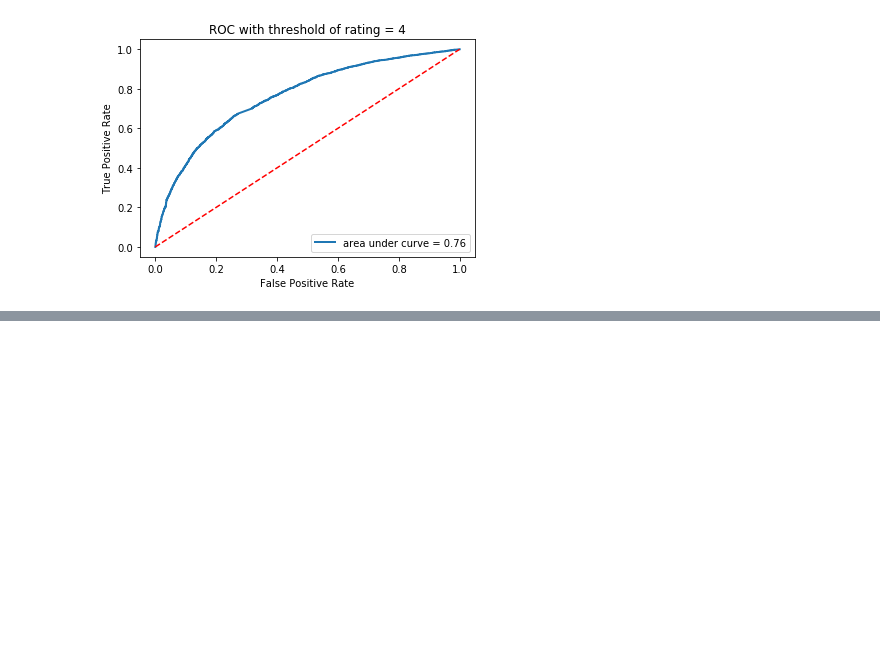
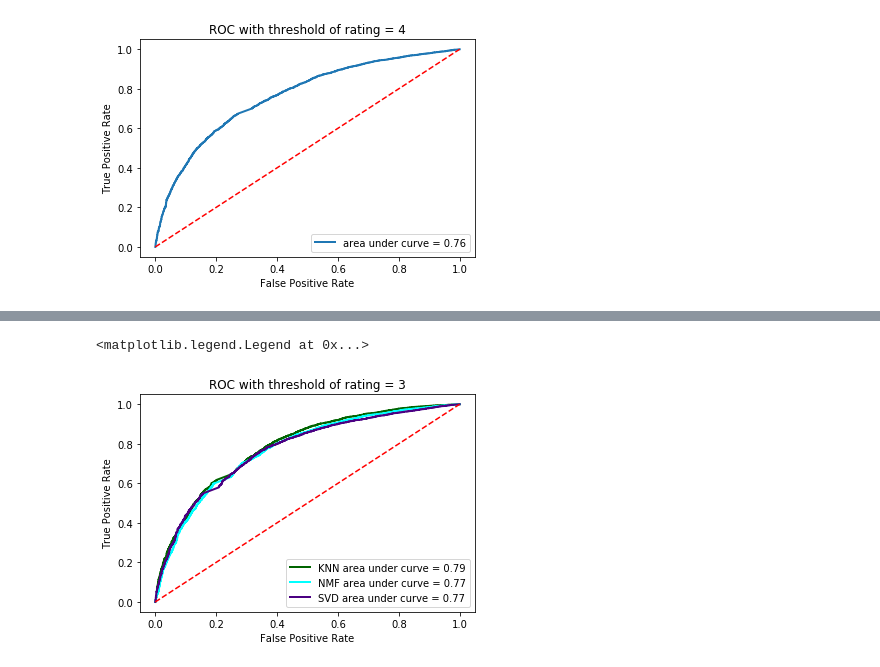
Before and after one commit to zxxia/ECE219-Large-Scale-Data-Mining, a Jupyter notebook: Project3/Project3_zhutairan.ipynb, the cells around one changed output, grey strips where cells are left out. Cells and saved outputs as stored; diff of their text form; code cells hidden in the pictures; blank space fills up the shorter version.

```diff
--- a/Project3/Project3_zhutairan.ipynb
+++ b/Project3/Project3_zhutairan.ipynb
@@ -377,7 +377,7 @@ algo.fit(trainset)
 
 predictions = algo.test(testset)
 
-predicted_labels = []
+predicted_labels = []-
 for prediction in predictions:
     predicted_labels.append(prediction.est)
 
@@ -410,0 +411,76 @@ for th in thresholds:
+# %%
+import numpy as np
+import matplotlib.pyplot as plt
+import pandas as pd
+from surprise import Dataset
+from surprise import Reader
+from surprise.model_selection import cross_validate
+from surprise import KNNWithMeans
+from surprise.prediction_algorithms.matrix_factorization import SVD
+from surprise.prediction_algorithms.matrix_factorization import NMF
+from surprise import accuracy
+from surprise.model_selection import KFold
+
+from sklearn.metrics import roc_curve, auc
+from surprise.model_selection import train_test_split
+%matplotlib inline
+
+reader = Reader()
+
+data = Dataset.load_from_df(dataset[['userId', 'movieId', 'rating']], reader)
+
+threshold = 3
+
+trainset, testset = train_test_split(data, test_size=0.1, random_state=42)
+
+
+svd = SVD(n_factors=6, biased=False, random_state=42)
+svd.fit(trainset)
+prediction_svd = svd.test(testset)
+knn = KNNWithMeans(k=25, sim_options={'name': 'pearson_baseline'})
+knn.fit(trainset)
+prediction_knn = knn.test(testset)
+nmf = NMF(n_factors=18, biased=False, random_state=42)
+nmf.fit(trainset)
+prediction_nmf = nmf.test(testset)
+
+predicted_labels_knn = []
+predicted_labels_svd = []
+predicted_labels_nmf = []
+
+for prediction in prediction_knn:
+    predicted_labels_knn.append(prediction.est)
+for prediction in prediction_nmf:
+    predicted_labels_nmf.append(prediction.est)
+for prediction in prediction_svd:
+    predicted_labels_svd.append(prediction.est)
+
+
+
+testset_labels = []
+for record in testset:
+    if record[2] >= threshold:
+        label = 1
+    else:
+        label = 0
+    testset_labels.append(label)
+
+fig, ax = plt.subplots()
+fpr_knn, tpr_knn, threshold = roc_curve(testset_labels, predicted_labels_knn)
+area_under_roc_knn = auc(fpr_knn, tpr_knn)
+
+fpr_svd, tpr_svd, threshold = roc_curve(testset_labels, predicted_labels_svd)
+area_under_roc_svd = auc(fpr_svd, tpr_svd)
+
+fpr_nmf, tpr_nmf, threshold = roc_curve(testset_labels, predicted_labels_nmf)
+area_under_roc_nmf = auc(fpr_nmf, tpr_nmf)
+
+ax.plot(fpr_knn, tpr_knn, lw=2, color='darkgreen', label= 'KNN area under curve = %0.2f' % area_under_roc_knn)
+ax.plot(fpr_nmf, tpr_nmf, lw=2, color='cyan', label= 'NMF area under curve = %0.2f' % area_under_roc_nmf)
+ax.plot(fpr_svd, tpr_svd, lw=2, color='indigo', label= 'SVD area under curve = %0.2f' % area_under_roc_svd)
+ax.plot([0,1], [0,1], 'r--')
+ax.set_xlabel('False Positive Rate')
+ax.set_ylabel('True Positive Rate')
+ax.set_title('ROC with threshold of rating = 3')
+ax.legend(loc="lower right")
+# %% [output]
@@ -410,0 +490,2 @@ for th in thresholds:
+<matplotlib.legend.Legend at 0x...>
+[figure, added]
```
Also changed, not shown: parts of 2 cells of this notebook.
